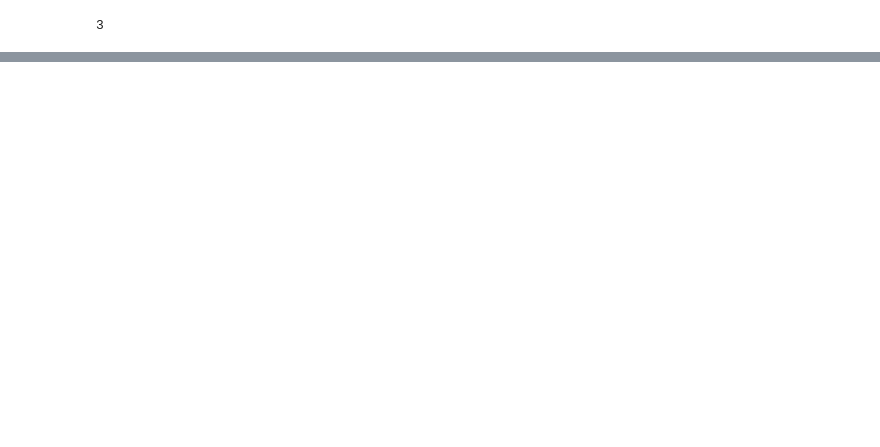
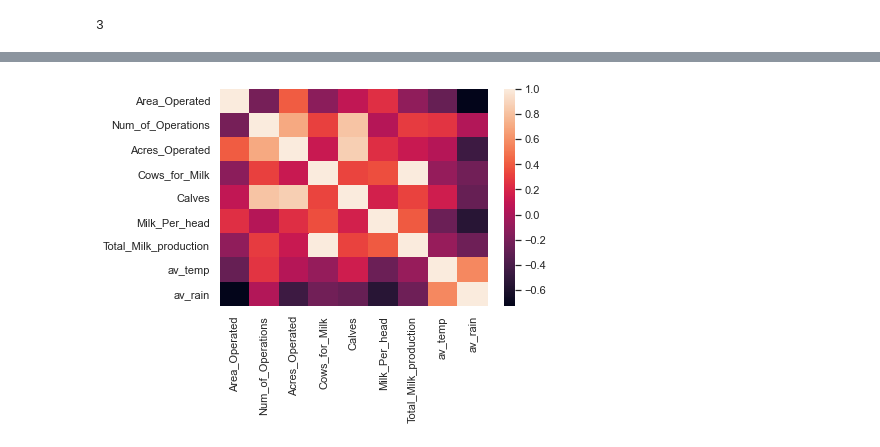
Before and after one commit to naifalzahrani/Regression_Project, a Jupyter notebook: MVP_Regression.ipynb, the cells around one changed output, grey strips where cells are left out. Cells and saved outputs as stored; diff of their text form; code cells hidden in the pictures; blank space fills up the shorter version.

```diff
--- a/MVP_Regression.ipynb
+++ b/MVP_Regression.ipynb
@@ -120,3 +134,10 @@ mdf= mdf.apply(pd.to_numeric)
+# %%
+import seaborn as sns
+import matplotlib.pyplot as plt
+
+sns.heatmap(smaller_mdf.corr());
+# %% [output]
+[figure, added]
 # %%
 
 m = LinearRegression()
```
Also changed, not shown: parts of 28 cells of this notebook, 9 other files.
